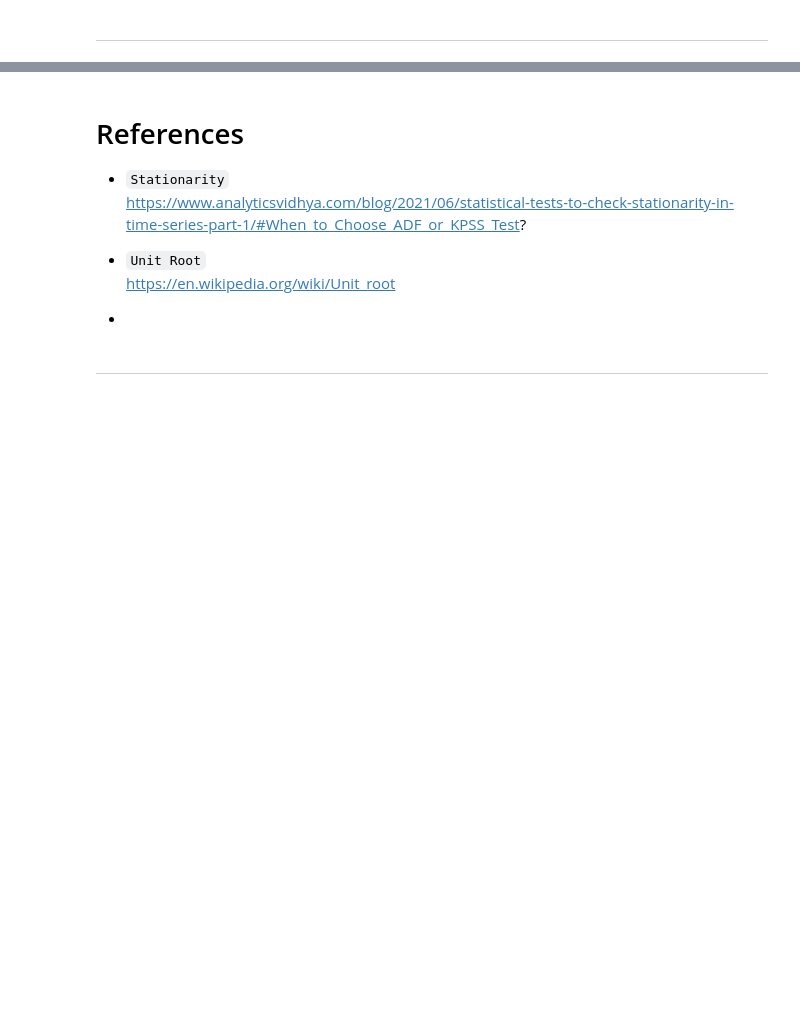
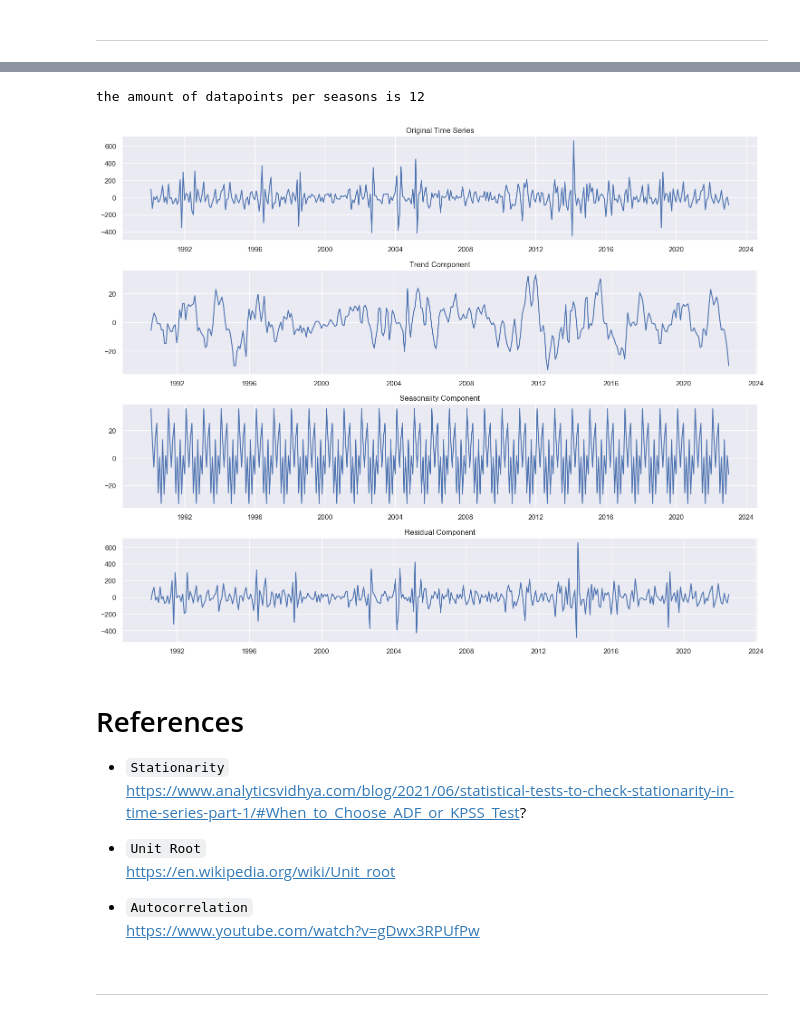
Before and after one commit to ahmakhoo/Forecasting-Clustering-Project, a Jupyter notebook: CA2 part 1.ipynb, the cells around one changed output, grey strips where cells are left out. Saved outputs shown, nothing was run; the diff lists cells and outputs as text; code cells hidden in the pictures; blank space fills up the shorter version.

```diff
--- a/CA2 part 1.ipynb
+++ b/CA2 part 1.ipynb
@@ -867,3 +916,8 @@ autocorrelation_plot(df1['Differenced_water'], lags=65)
+# %%
+plot_decomposition(final_df, 'Differenced_Water')
+# %% [output]
+the amount of datapoints per seasons is 12
+[figure, added]
 # %% [markdown]
 # References
 
@@ -873,7 +927,8 @@ https://www.analyticsvidhya.com/blog/2021/06/statistical-tests-to-check-stationa
 - `Unit Root`
 https://en.wikipedia.org/wiki/Unit_root
 
--
+- `Autocorrelation`
+https://www.youtube.com/watch?v=gDwx3RPUfPw
 # %% [markdown]
 ---
 # %% [markdown]
```
Also changed, not shown: parts of 4 cells of this notebook, 1 other file.
